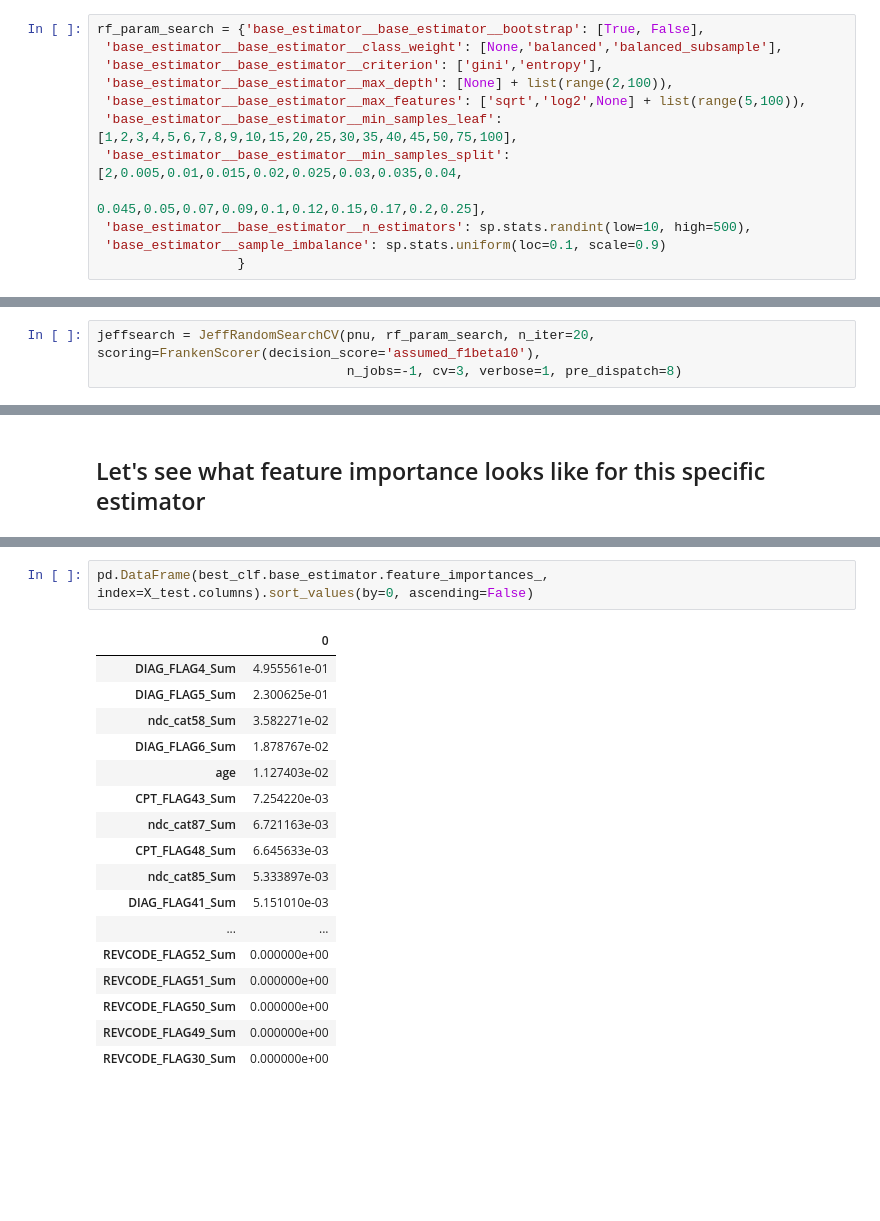
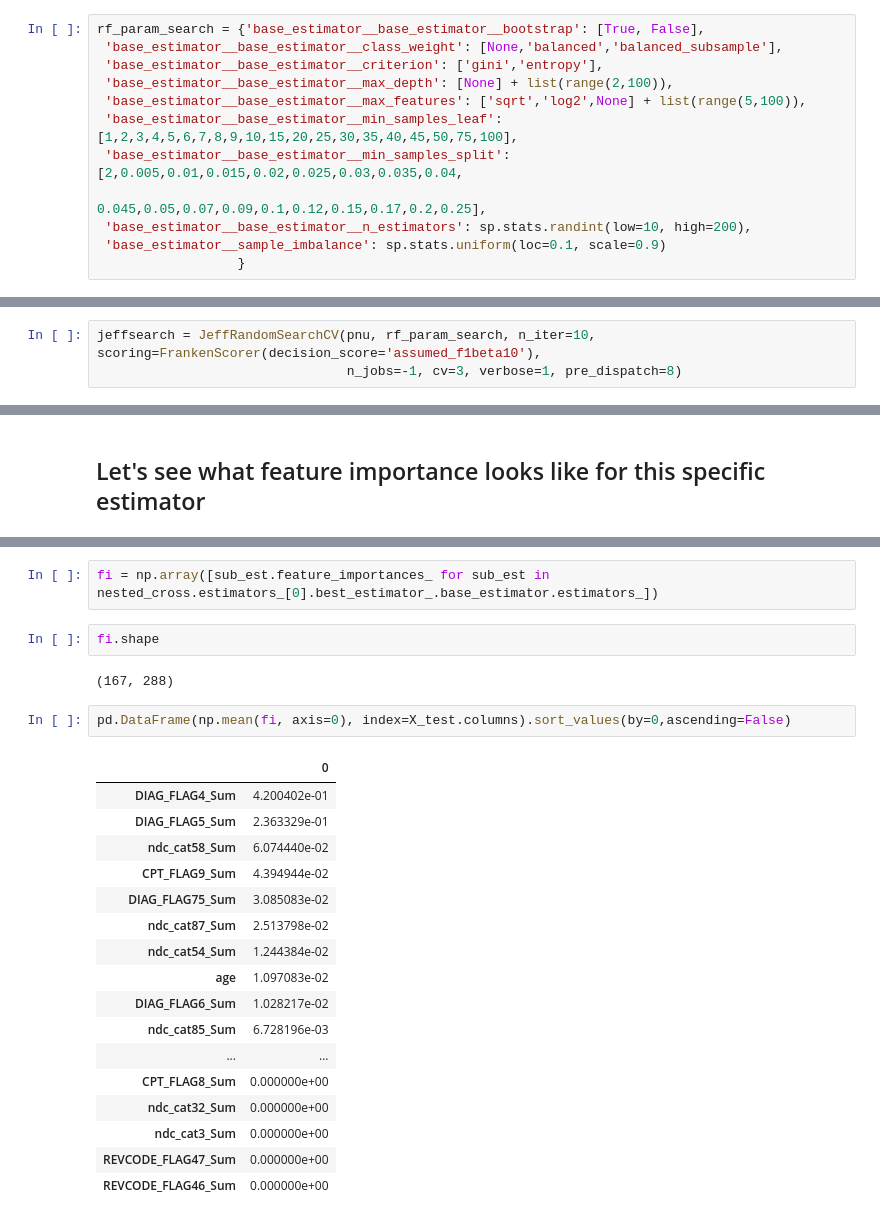
Before and after one commit to milliman/EPI_Machine_Learning, a Jupyter notebook: Nested Cross Repeated Random Sub-Sampling.ipynb, the cells around one changed output, grey strips where cells are left out. Saved outputs shown, nothing was run; the diff lists cells and outputs as text; blank space fills up the shorter version.

Commit message:
started larger search with extra tree classifier, added feature importance to wrappers

```diff
--- a/Nested Cross Repeated Random Sub-Sampling.ipynb
+++ b/Nested Cross Repeated Random Sub-Sampling.ipynb
@@ -42,7 +42,7 @@ rf_param_search = {'base_estimator__base_estimator__bootstrap': [True, False],
  'base_estimator__base_estimator__min_samples_leaf': [1,2,3,4,5,6,7,8,9,10,15,20,25,30,35,40,45,50,75,100],
  'base_estimator__base_estimator__min_samples_split':[2,0.005,0.01,0.015,0.02,0.025,0.03,0.035,0.04,
                                                         0.045,0.05,0.07,0.09,0.1,0.12,0.15,0.17,0.2,0.25],
- 'base_estimator__base_estimator__n_estimators': sp.stats.randint(low=10, high=500),
+ 'base_estimator__base_estimator__n_estimators': sp.stats.randint(low=10, high=200),
  'base_estimator__sample_imbalance': sp.stats.uniform(loc=0.1, scale=0.9)
                   }
 # %% [markdown]
@@ -52,7 +52,7 @@ rf = RandomForestClassifier(n_jobs=-1)
 rep = RepeatedRandomSubSampler(base_estimator=rf, verbose=1)
 pnu = PNUWrapper(base_estimator=rep, num_unlabeled=1.0)
 # %%
-jeffsearch = JeffRandomSearchCV(pnu, rf_param_search, n_iter=20, scoring=FrankenScorer(decision_score='assumed_f1beta10'),
+jeffsearch = JeffRandomSearchCV(pnu, rf_param_search, n_iter=10, scoring=FrankenScorer(decision_score='assumed_f1beta10'),
                                 n_jobs=-1, cv=3, verbose=1, pre_dispatch=8)
 # %% [markdown]
 #### 3x3 (x20) nested cross validation
@@ -198,20 +158,26 @@ FrankenScorer()(best_clf, X_test.values, y_test.values)
+# %%
+fi = np.array([sub_est.feature_importances_ for sub_est in nested_cross.estimators_[0].best_estimator_.base_estimator.estimators_])
+# %%
+fi.shape
+# %% [output]
+(167, 288)
 # %%
-pd.DataFrame(best_clf.base_estimator.feature_importances_, index=X_test.columns).sort_values(by=0, ascending=False)
+pd.DataFrame(np.mean(fi, axis=0), index=X_test.columns).sort_values(by=0,ascending=False)
 # %% [output]
 |  | 0 |
-| DIAG_FLAG4_Sum | 4.955561e-01 |
-| DIAG_FLAG5_Sum | 2.300625e-01 |
-| ndc_cat58_Sum | 3.582271e-02 |
-| DIAG_FLAG6_Sum | 1.878767e-02 |
-| age | 1.127403e-02 |
-| CPT_FLAG43_Sum | 7.254220e-03 |
-| ndc_cat87_Sum | 6.721163e-03 |
-| CPT_FLAG48_Sum | 6.645633e-03 |
-| ndc_cat85_Sum | 5.333897e-03 |
-| DIAG_FLAG41_Sum | 5.151010e-03 |
+| DIAG_FLAG4_Sum | 4.200402e-01 |
+| DIAG_FLAG5_Sum | 2.363329e-01 |
+| ndc_cat58_Sum | 6.074440e-02 |
+| CPT_FLAG9_Sum | 4.394944e-02 |
+| DIAG_FLAG75_Sum | 3.085083e-02 |
+| ndc_cat87_Sum | 2.513798e-02 |
+| ndc_cat54_Sum | 1.244384e-02 |
+| age | 1.097083e-02 |
+| DIAG_FLAG6_Sum | 1.028217e-02 |
+| ndc_cat85_Sum | 6.728196e-03 |
 | ... | ... |
-| REVCODE_FLAG52_Sum | 0.000000e+00 |
-| REVCODE_FLAG51_Sum | 0.000000e+00 |
-| REVCODE_FLAG50_Sum | 0.000000e+00 |
-| REVCODE_FLAG49_Sum | 0.000000e+00 |
-| REVCODE_FLAG30_Sum | 0.000000e+00 |
+| CPT_FLAG8_Sum | 0.000000e+00 |
+| ndc_cat32_Sum | 0.000000e+00 |
+| ndc_cat3_Sum | 0.000000e+00 |
+| REVCODE_FLAG47_Sum | 0.000000e+00 |
+| REVCODE_FLAG46_Sum | 0.000000e+00 |
```
Also changed, not shown: parts of 15 cells of this notebook, 5 other files.
